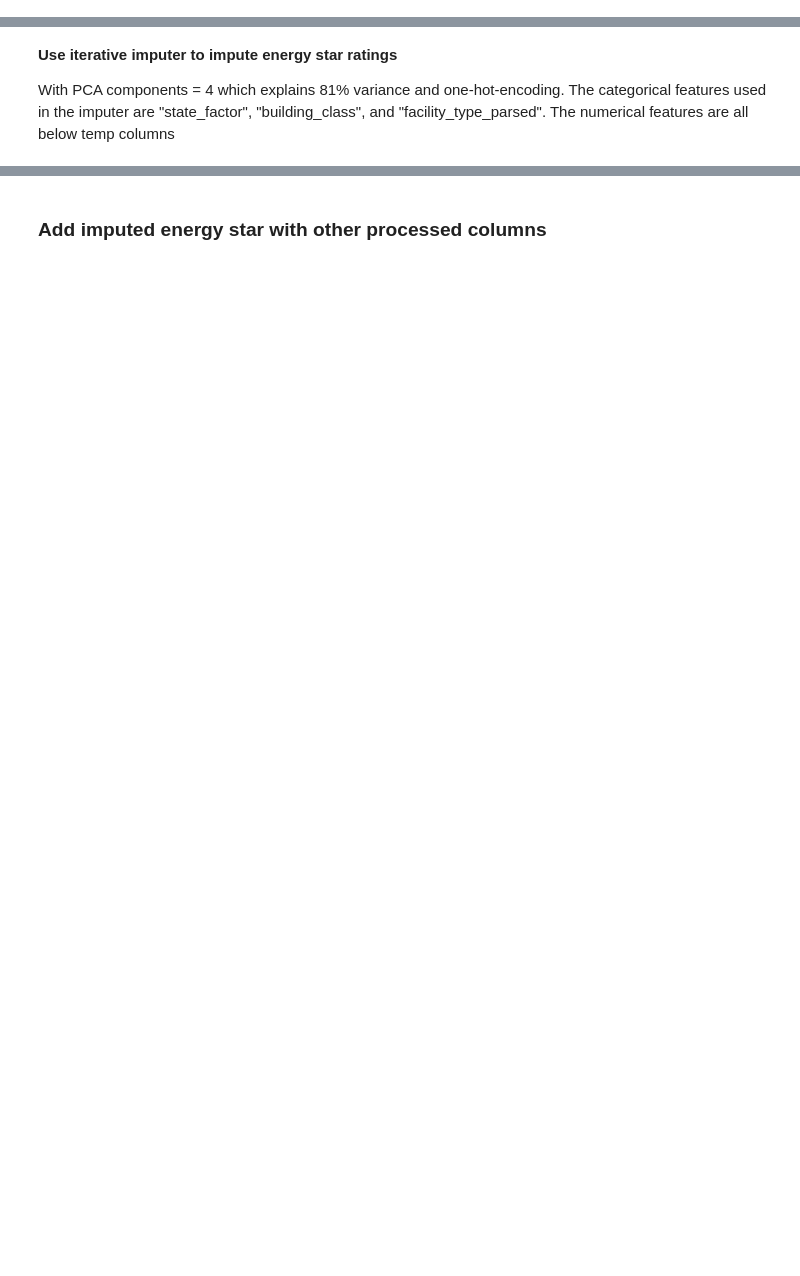
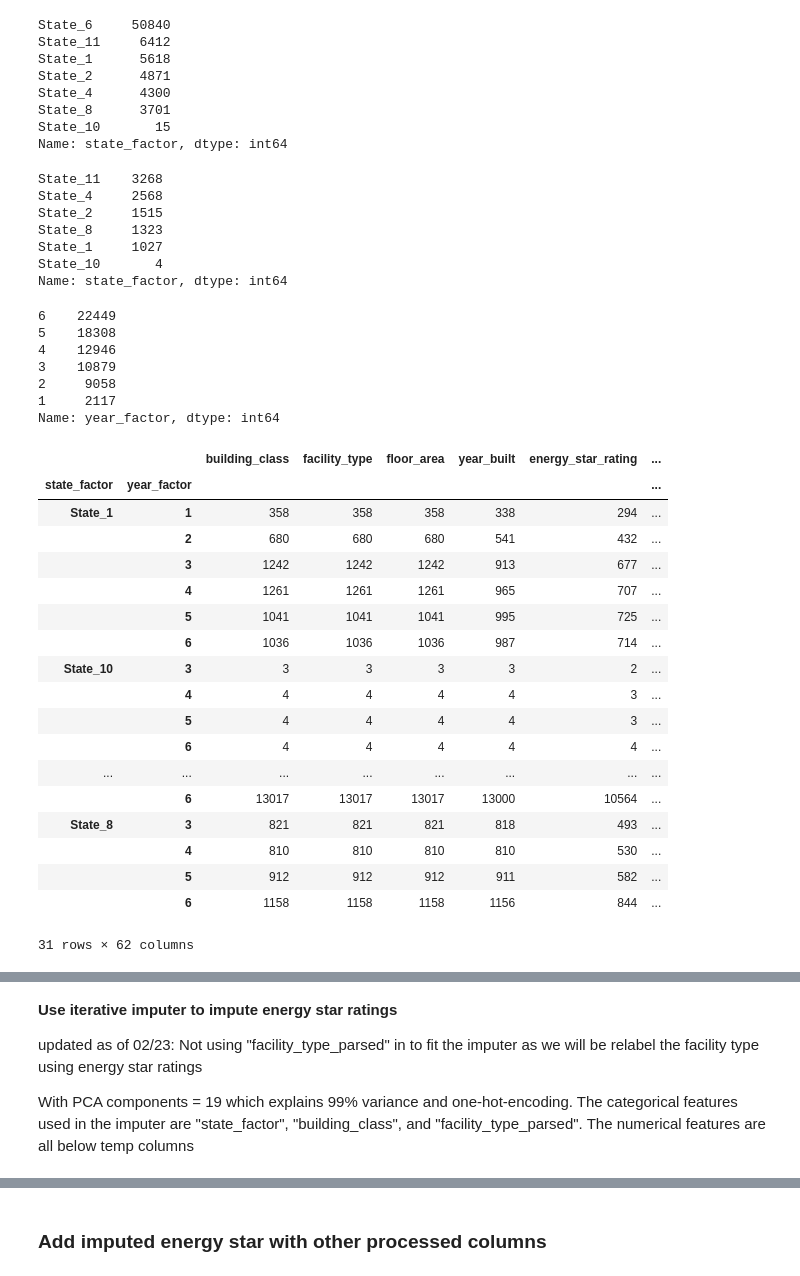
Before and after one commit to hannahpu/widsdatathon2022, a Jupyter notebook: notebook/model_run_meng_v1.ipynb, the cells around one changed output, grey strips where cells are left out. Drawn from its saved outputs; the diff is of its cells as text; code cells hidden in the pictures; blank space fills up the shorter version.

```diff
--- a/notebook/model_run_meng_v1.ipynb
+++ b/notebook/model_run_meng_v1.ipynb
@@ -49,3 +55,58 @@ Test dimension: (9705, 63)
 Train dimension: (75757, 64)
 Sample solution dimension: (9705, 2)
 [interactive output not drawn]
+# %%
+display(train_df.state_factor.value_counts())
+display(test_df.state_factor.value_counts())
+
+# display(train_df.query("state_factor == 'State_6'").year_factor.value_counts())
+# for state in train_df.state_factor.unique():
+#     print(state)
+#     display(train_df.query("state_factor == @state").year_factor.value_counts())
+
+# Upsample by two columns?
+display(train_df.year_factor.value_counts())
+
+display(train_df.groupby(["state_factor", "year_factor"]).count())
+# %% [output]
+State_6     50840
+State_11     6412
+State_1      5618
+State_2      4871
+State_4      4300
+State_8      3701
+State_10       15
+Name: state_factor, dtype: int64
+State_11    3268
+State_4     2568
+State_2     1515
+State_8     1323
+State_1     1027
+State_10       4
+Name: state_factor, dtype: int64
+6    22449
+5    18308
+4    12946
+3    10879
+2     9058
+1     2117
+Name: year_factor, dtype: int64
+|  |  | building_class | facility_type | floor_area | year_built | energy_star_rating | ... |
+| state_factor | year_factor |  |  |  |  |  | ... |
+| State_1 | 1 | 358 | 358 | 358 | 338 | 294 | ... |
+|  | 2 | 680 | 680 | 680 | 541 | 432 | ... |
+|  | 3 | 1242 | 1242 | 1242 | 913 | 677 | ... |
+|  | 4 | 1261 | 1261 | 1261 | 965 | 707 | ... |
+|  | 5 | 1041 | 1041 | 1041 | 995 | 725 | ... |
+|  | 6 | 1036 | 1036 | 1036 | 987 | 714 | ... |
+| State_10 | 3 | 3 | 3 | 3 | 3 | 2 | ... |
+|  | 4 | 4 | 4 | 4 | 4 | 3 | ... |
+|  | 5 | 4 | 4 | 4 | 4 | 3 | ... |
+|  | 6 | 4 | 4 | 4 | 4 | 4 | ... |
+| ... | ... | ... | ... | ... | ... | ... | ... |
+|  | 6 | 13017 | 13017 | 13017 | 13000 | 10564 | ... |
+| State_8 | 3 | 821 | 821 | 821 | 818 | 493 | ... |
+|  | 4 | 810 | 810 | 810 | 810 | 530 | ... |
+|  | 5 | 912 | 912 | 912 | 911 | 582 | ... |
+|  | 6 | 1158 | 1158 | 1158 | 1156 | 844 | ... |
+31 rows × 62 columns
@@ -115,7 +177,9 @@ test_w_categorized_max_wind_speed_df = test_backfill_direction_max_wind_speed_df
 # %% [markdown]
 **Use iterative imputer to impute energy star ratings**
 
-With PCA components = 4 which explains 81% variance and one-hot-encoding. The categorical features used in the imputer are "state_factor", "building_class", and "facility_type_parsed". The numerical features are all below temp columns
+updated as of 02/23: Not using "facility_type_parsed" in to fit the imputer as we will be relabel the facility type using energy star ratings
+
+With PCA components = 19 which explains 99% variance and one-hot-encoding. The categorical features used in the imputer are "state_factor", "building_class", and "facility_type_parsed". The numerical features are all below temp columns
 # %%
 train_impute_energy_star_df = train_w_categorized_max_wind_speed_df.copy()
 test_impute_energy_star_df = test_w_categorized_max_wind_speed_df.copy()
```
Also changed, not shown: parts of 18 cells of this notebook.
